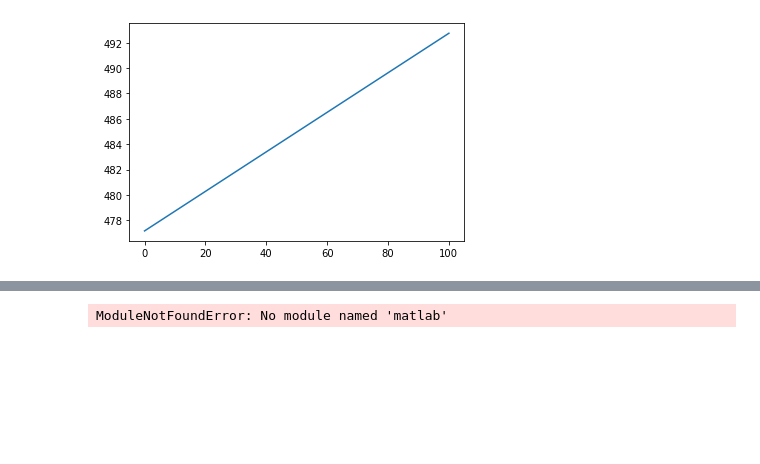
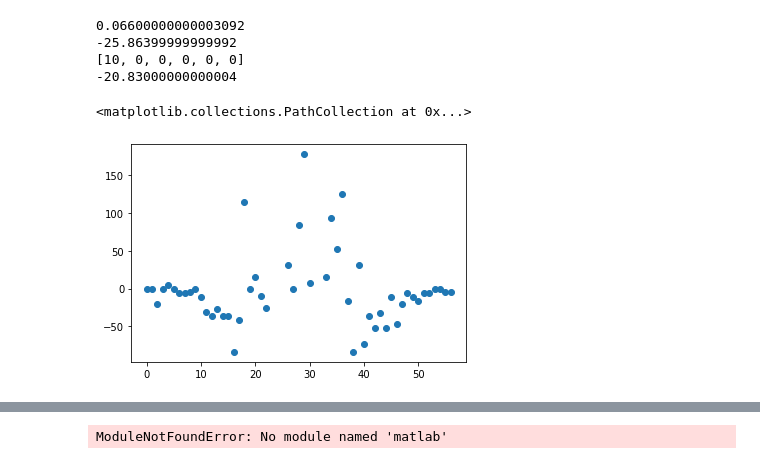
Before and after one commit to Golf-Posture-Guidance-System/Server_system, a Jupyter notebook: poseClassifier.ipynb, the cells around one changed output, grey strips where cells are left out. Saved outputs shown, nothing was run; the diff lists cells and outputs as text; code cells hidden in the pictures; blank space fills up the shorter version.

```diff
--- a/poseClassifier.ipynb
+++ b/poseClassifier.ipynb
@@ -59,8 +59,8 @@ def cut_frame(posepoints) : #프레임을 어깨 각도를 통해 인식
     flag = [0,0,0,  #[0. 어드래스, 1테이크어웨이,2백스윙
             0,0,0]  # 3탑,4 다운스윙,5 임팩트]
 
-    left_wrist = get_wrist(posepoints,'left')
-    right_wrist = get_wrist(posepoints, 'right')
+    left_wrist = get_y_wrist(posepoints,'left')
+    right_wrist = get_y_wrist(posepoints, 'right')
 
 
     where_top = left_wrist.index(min(left_wrist)) #손목의 높이가 최대가 되는 곳을 리턴 (y축이 작을 수록 상단에 위치)
@@ -84,7 +84,7 @@ def cut_frame(posepoints) : #프레임을 어깨 각도를 통해 인식
         #else :
          #   print("?")
 
-def get_y_wrist(posepoints,lr,xy) :
+def get_y_wrist(posepoints,lr) :
     #손목 위치의 함수를 반환,프레임배열과, 왼오 옵
     y_point_arr = []
     if (lr == "left"): #왼
@@ -106,7 +106,7 @@ def get_y_wrist(posepoints,lr,xy) :
             else:y_point_arr.append(rwrist)
     return y_point_arr
 
-def get_x_wrist(posepoints,lr,xy) :
+def get_x_wrist(posepoints,lr) :
     #손목 위치의 함수를 반환,프레임배열과, 왼오 옵
     y_point_arr = []
     if (lr == "left"): #왼
@@ -163,15 +163,22 @@ def is_top(l_wrist,r_wrist):
     plt.show()
     return True
 
+def get_head(posepoints):
+    l_ear =posepoints[1][17]
+    r_ear =posepoints[1][18]
+
+    size = get_distan(l_ear,r_ear)
+    print(size)
+    return int(size)
 
 
 
 
-
-posepoints = get_keypoints("front_wo", 100)
+posepoints = get_keypoints("gpps", 100)
 
     #joint num -------
     #1:어깨 중심    2 : 좌측어깨    3:좌측 팔꿈치    5 : 우측어꺠   6:우측팔꿈치 ..
 angle234 = get_angle(posepoints[0][2],posepoints[0][3],posepoints[0][4])
 cut_frame(posepoints)
+head_size=get_head(posepoints)
 # %% [output]
@@ -364,21 +404,36 @@ plt.show()
 # %%
-from scipy import interpolate #보간법을 위해..
-from sklearn import linear_model
+frame = 100
+slopes=[]
+idx = [0,0,0,0,0,0]
+for i in range(0,len(rx_values)):
+    if (len(rx_values)-1 == i): #마지막 점의 경우 변화량을 계산할 필요가 없음
+        slopes.append(slope)
+        break
+    else :
+        dx = rx_values[i+1] - rx_values[i]
+        dy = ry_values[i+1] - ry_values[i]
+        slope = dy/dx
+        if(slope <= -8 and idx[0]==0) : #좌측으로 움직이면 x좌표의 변화량은 감소
+            dx_left = lx_values[i+1] - lx_values[i]
+            dy_left = ly_values[i+1] - ly_values[i]
+            slope_left = dy_left/dx_left
+            print(slope_left)
+            if(slope_left<= -8):
+                idx[0] = rx_values[i]
+        slopes.append(slope)
 
-x = [x_values[k] for k in range(len(x_values))]
-y = [y_values[m] for m in range(len(y_values))]
 
-X = [[x_values[k]] for k in range(len(x_values))]
+print(idx)
+print(slopes[2])
 
-reg = linear_model.LinearRegression()
-reg.fit(X,y)
-xp = [1*k for k in range(101)]
-Xp = [[xp[m]] for m in range(101)]
-yp = reg.predict(Xp)
-plt.plot(xp, yp)
-plt.show()
+plt.scatter(rx_values,slopes)
 # %% [output]
+0.06600000000003092
+-25.86399999999992
+[10, 0, 0, 0, 0, 0]
+-20.83000000000004
+<matplotlib.collections.PathCollection at 0x...>
-[figure, old version]
+[figure, new version]
 # %%
 X9 = [[x[k]**n for n in range(1,6)] for k in range(len(x_values))]
 
```
Also changed, not shown: parts of 9 cells of this notebook.
